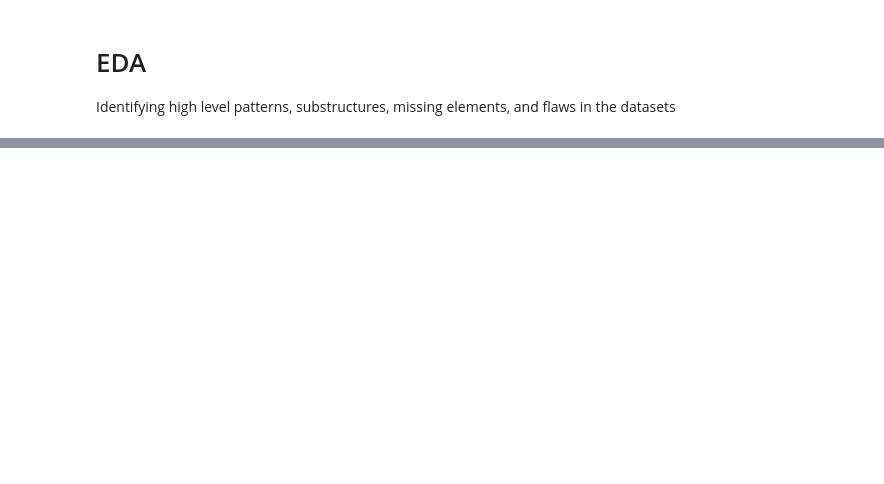
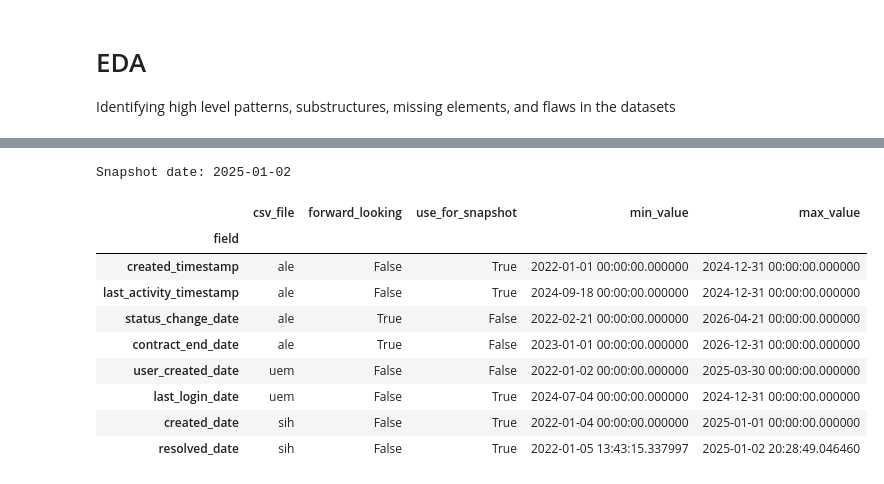
Before and after one commit to vidyut-veedgav/chainguard-analytics, a Jupyter notebook: notebooks/eda.ipynb, the cells around one changed output, grey strips where cells are left out. Cells and saved outputs as stored; diff of their text form; code cells hidden in the pictures; blank space fills up the shorter version.

```diff
--- a/notebooks/eda.ipynb
+++ b/notebooks/eda.ipynb
@@ -60,0 +73,15 @@ Duplicates: 0
+# %%
+# Create metadata df for timeframe columns based on operational use case
+# TODO status_change_date could be a leakage risk since some are scheduled for the future
+
+timestamp_metadata = pd.DataFrame([
+    {'field': 'created_timestamp',       'csv_file': 'ale', 'forward_looking': False, 'use_for_snapshot': True},   # within cluster
+    {'field': 'last_activity_timestamp', 'csv_file': 'ale', 'forward_looking': False, 'use_for_snapshot': True},   # within cluster
+    {'field': 'status_change_date',      'csv_file': 'ale', 'forward_looking': True,  'use_for_snapshot': False},  # can record future scheduled changes, leakage risk
+    {'field': 'contract_end_date',       'csv_file': 'ale', 'forward_looking': True,  'use_for_snapshot': False},  # no leakage risk, expect negative durations at times
+    {'field': 'user_created_date',       'csv_file': 'uem', 'forward_looking': False, 'use_for_snapshot': False},  # creation dates lag activity cutoff so best not to include in snapshot
+    {'field': 'last_login_date',         'csv_file': 'uem', 'forward_looking': False, 'use_for_snapshot': True},   # within cluster
+    {'field': 'created_date',            'csv_file': 'sih', 'forward_looking': False, 'use_for_snapshot': True},   # within cluster
+    {'field': 'resolved_date',           'csv_file': 'sih', 'forward_looking': False, 'use_for_snapshot': True},   # within cluster
+]).set_index('field')
+display(timestamp_metadata)
@@ -60,0 +99,42 @@ Duplicates: 0
+# %%
+# Calculating snapshot date based on
+
+snapshot_cols = timestamp_metadata[timestamp_metadata['use_for_snapshot']]
+
+SNAPSHOT_DATE = pd.concat([
+    ale_df[snapshot_cols[snapshot_cols['csv_file'] == 'ale'].index],
+    uem_df[snapshot_cols[snapshot_cols['csv_file'] == 'uem'].index],
+    sih_df[snapshot_cols[snapshot_cols['csv_file'] == 'sih'].index]
+]).max().max().normalize()
+
+print(f"Snapshot date: {SNAPSHOT_DATE.date()}")
+# %% [output]
+Snapshot date: 2025-01-02
+# %%
+# Observing the min and max range for timestamps to confirm usage in snapshot calculations
+
+max_rows = []
+for field, row in timestamp_metadata.iterrows():
+    df = frames[row['csv_file'].upper()]
+    max_rows.append({
+        'field': field,
+        'csv_file': row['csv_file'],
+        'forward_looking': row['forward_looking'],
+        'use_for_snapshot': row['use_for_snapshot'],
+        'min_value': df[field].min(),
+        'max_value': df[field].max()
+    })
+
+max_df = pd.DataFrame(max_rows).set_index('field')
+display(max_df)
+# %% [output]
+|  | csv_file | forward_looking | use_for_snapshot | min_value | max_value |
+| field |  |  |  |  |  |
+| created_timestamp | ale | False | True | 2022-01-01 00:00:00.000000 | 2024-12-31 00:00:00.000000 |
+| last_activity_timestamp | ale | False | True | 2024-09-18 00:00:00.000000 | 2024-12-31 00:00:00.000000 |
+| status_change_date | ale | True | False | 2022-02-21 00:00:00.000000 | 2026-04-21 00:00:00.000000 |
+| contract_end_date | ale | True | False | 2023-01-01 00:00:00.000000 | 2026-12-31 00:00:00.000000 |
+| user_created_date | uem | False | False | 2022-01-02 00:00:00.000000 | 2025-03-30 00:00:00.000000 |
+| last_login_date | uem | False | True | 2024-07-04 00:00:00.000000 | 2024-12-31 00:00:00.000000 |
+| created_date | sih | False | True | 2022-01-04 00:00:00.000000 | 2025-01-01 00:00:00.000000 |
+| resolved_date | sih | False | True | 2022-01-05 13:43:15.337997 | 2025-01-02 20:28:49.046460 |
```
Also changed, not shown: parts of 16 cells of this notebook, 1 other file.
